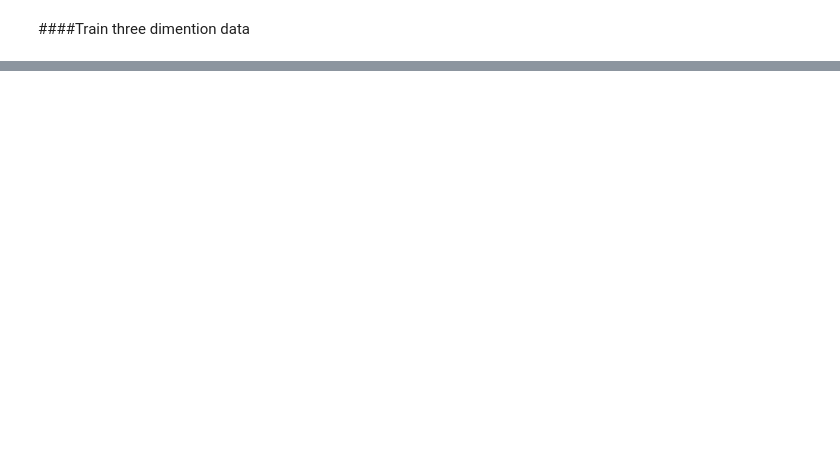
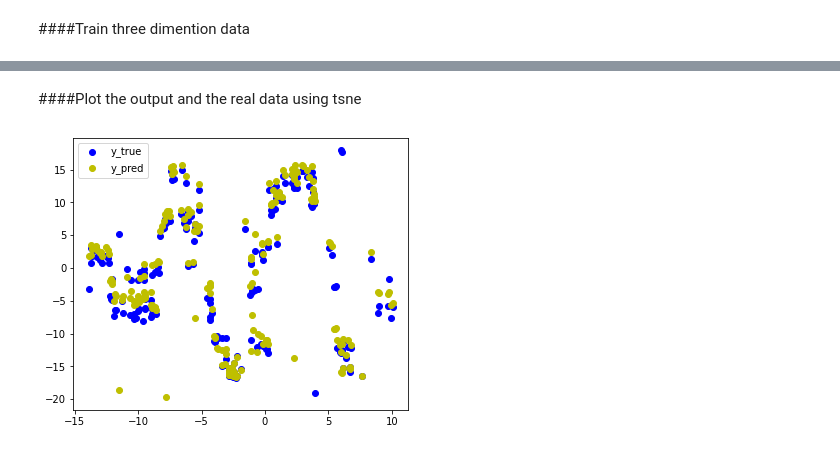
Before and after one commit to YuxingW/deep_learning, a Jupyter notebook: hw3/numpy_nn.ipynb, the cells around one changed output, grey strips where cells are left out. Cells and saved outputs as stored; diff of their text form; code cells hidden in the pictures; blank space fills up the shorter version.

```diff
--- a/hw3/numpy_nn.ipynb
+++ b/hw3/numpy_nn.ipynb
@@ -240,0 +213,21 @@ Epoch 79, loss 0.15724915453939364
+# %% [markdown]
+####Plot the output and the real data using tsne
+# %%
+from sklearn.manifold import TSNE
+tsne = TSNE(n_components=1, random_state=0)
+
+x_2d = tsne.fit_transform(x)
+yt_2d = tsne.fit_transform(y_true)
+yp_2d = tsne.fit_transform(y_pred)
+
+#target_ids = range(len(digits.target_names))
+
+from matplotlib import pyplot as plt
+plt.figure(figsize=(6, 5))
+
+plt.scatter(x_2d[:, 0], yt_2d[:, 0], c='b', label='y_true')
+plt.scatter(x_2d[:, 0], yp_2d[:, 0], c='y', label='y_pred')
+plt.legend()
+plt.show()
+# %% [output]
+[figure, added]
```
Also changed, not shown: parts of 9 cells of this notebook.
